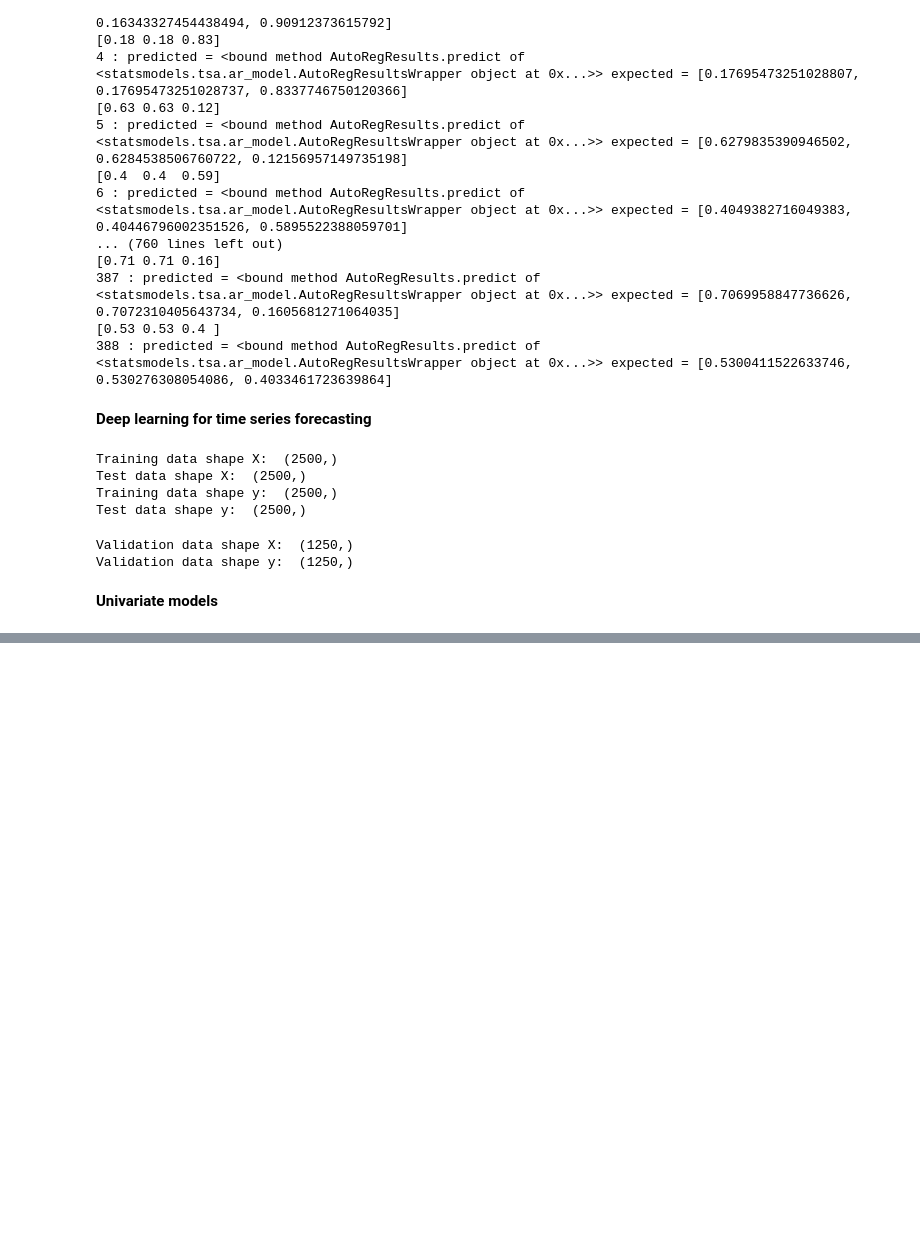
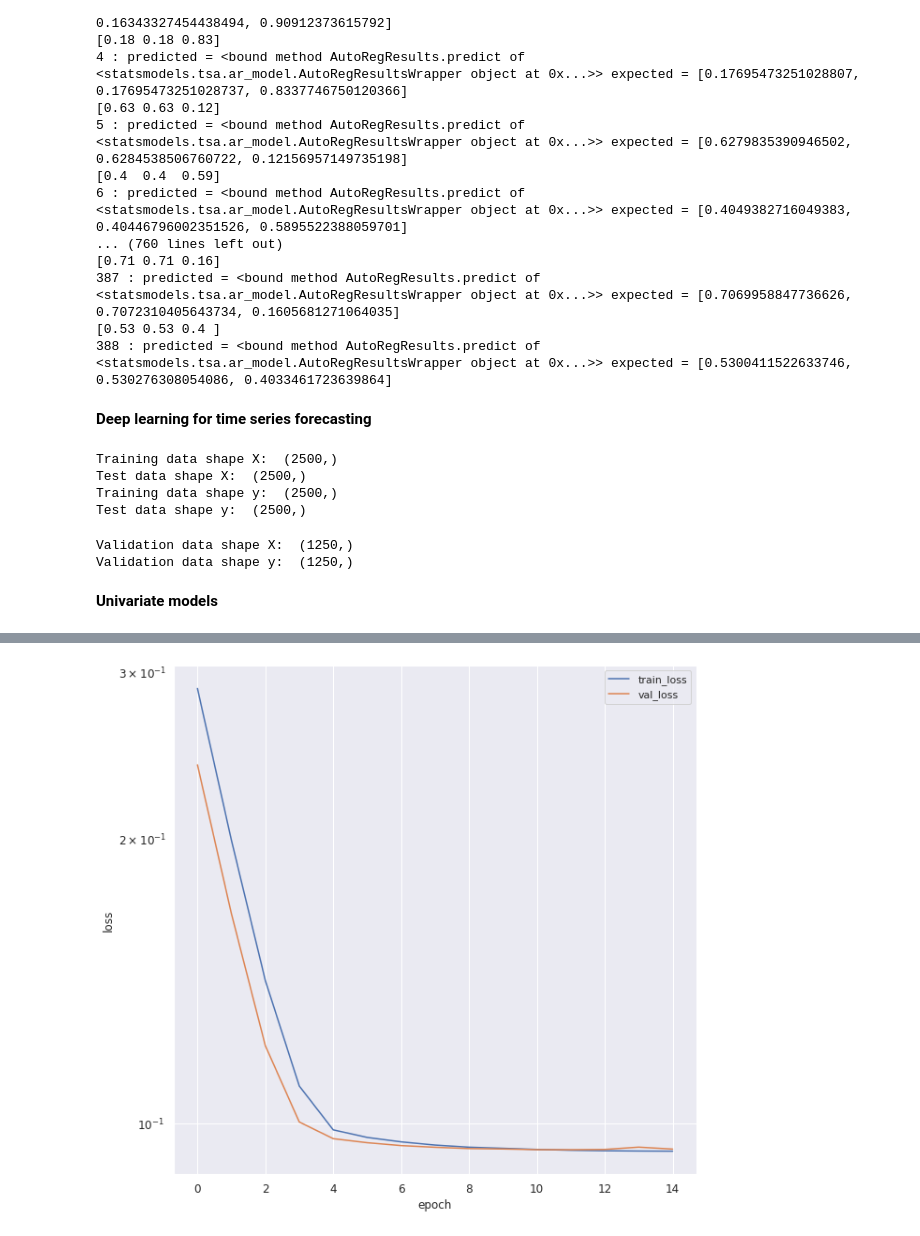
Before and after one commit to AleksandrMorozov123/Competition-on-kaggle-, a Jupyter notebook: time-series-forecasting-with-python.ipynb, the cells around one changed output, grey strips where cells are left out. Drawn from its saved outputs; the diff is of its cells as text; code cells hidden in the pictures; blank space fills up the shorter version.

```diff
--- a/time-series-forecasting-with-python.ipynb
+++ b/time-series-forecasting-with-python.ipynb
@@ -575,6 +575,6 @@ _________________________________________________________________
 GRU_earlystop = EarlyStopping (monitor = 'val_loss', min_delta = 0, patience = 5)
 
 # fit our model
-model_history = model.fit (X_train, y_train, batch_size = BATCH_SIZE, epochs = EPOCHS, validation_data = (X_valid, y_valid),
+history = model.fit (X_train, y_train, batch_size = BATCH_SIZE, epochs = EPOCHS, validation_data = (X_valid, y_valid),
                            callbacks = [GRU_earlystop], verbose = 1)
 # %% [output]
@@ -598,0 +600,9 @@ Epoch 15/15
+# %%
+# plot the epochs and train_loss and val_loss
+plot_df = pd.DataFrame.from_dict({'train_loss':history.history['loss'], 'val_loss':history.history['val_loss']})
+plot_df.plot(logy=True, figsize=(10,10), fontsize=12)
+plt.xlabel('epoch', fontsize=12)
+plt.ylabel('loss', fontsize=12)
+plt.show()
+# %% [output]
+[figure, added]
```
Also changed, not shown: parts of 6 cells of this notebook.
